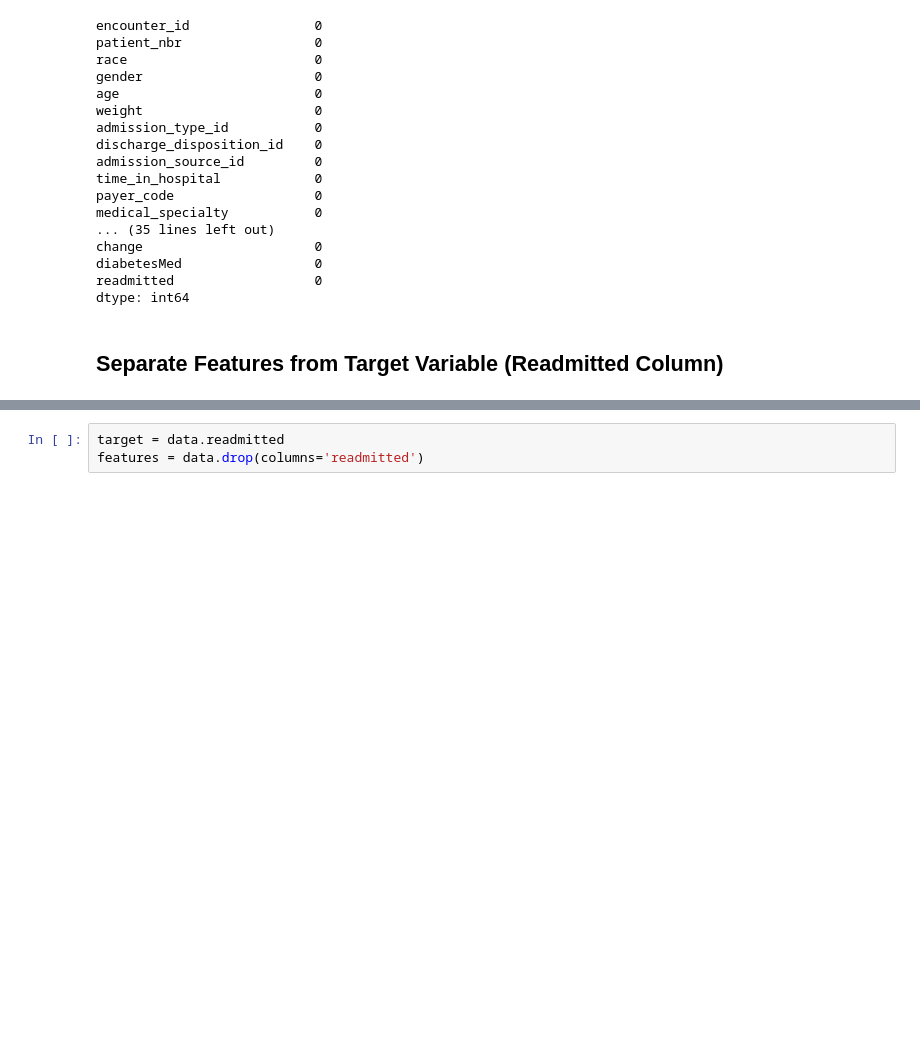
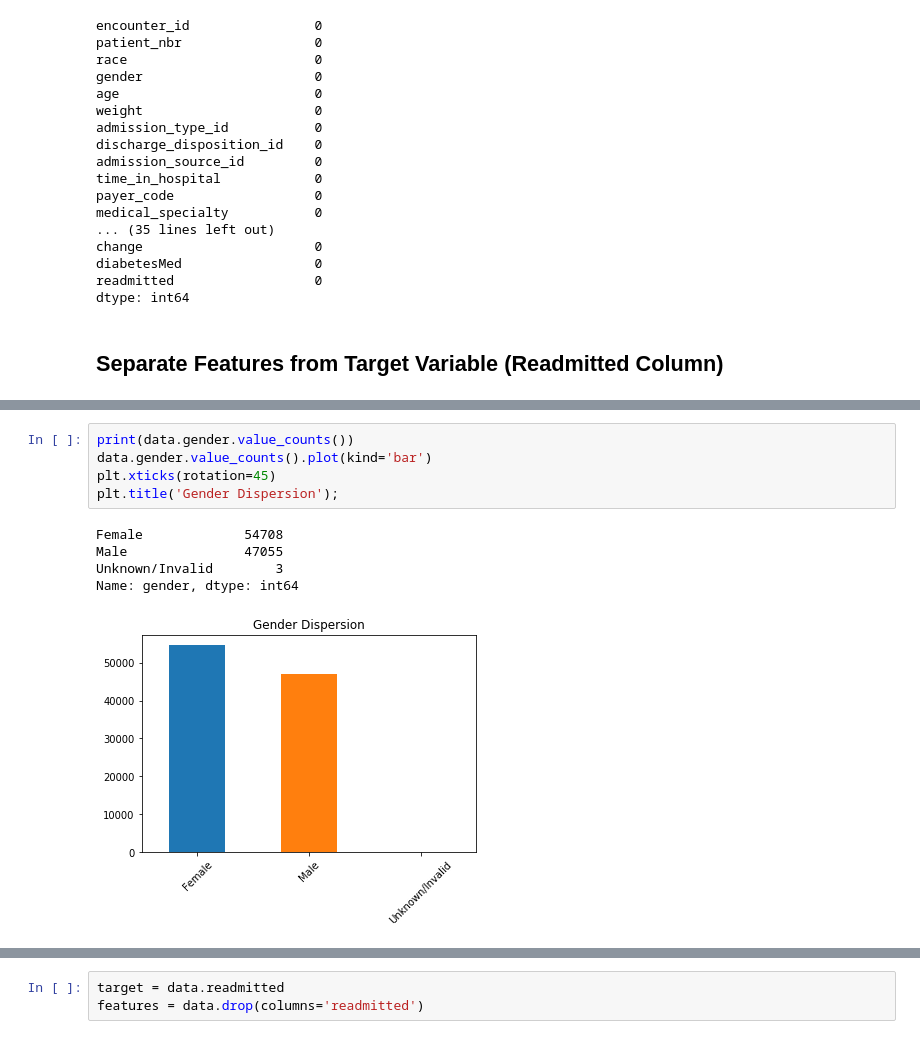
Before and after one commit to steeznation16/dsc-3-final-project-online-ds-ft-100118, a Jupyter notebook: student.ipynb, the cells around one changed output, grey strips where cells are left out. Saved outputs shown, nothing was run; the diff lists cells and outputs as text; blank space fills up the shorter version.

```diff
--- a/student.ipynb
+++ b/student.ipynb
@@ -109,0 +140,11 @@ dtype: int64
+# %%
+print(data.gender.value_counts())
+data.gender.value_counts().plot(kind='bar')
+plt.xticks(rotation=45)
+plt.title('Gender Dispersion');
+# %% [output]
+Female             54708
+Male               47055
+Unknown/Invalid        3
+Name: gender, dtype: int64
+[figure, added]
```
Also changed, not shown: parts of 121 cells of this notebook, 1 other file.
